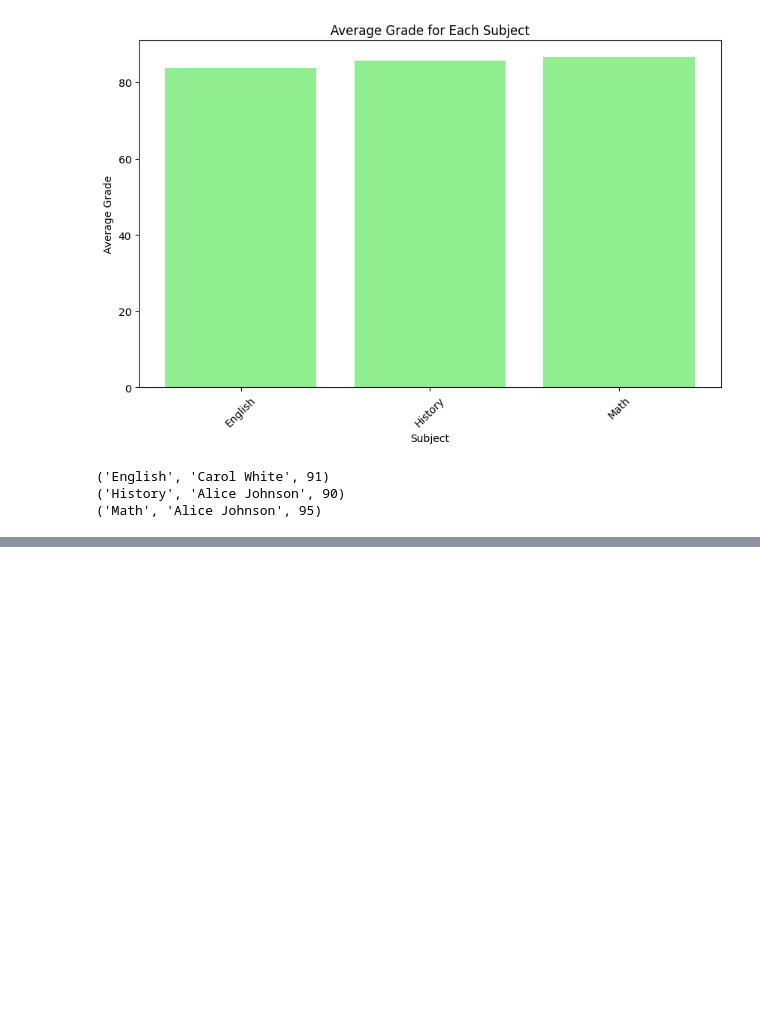
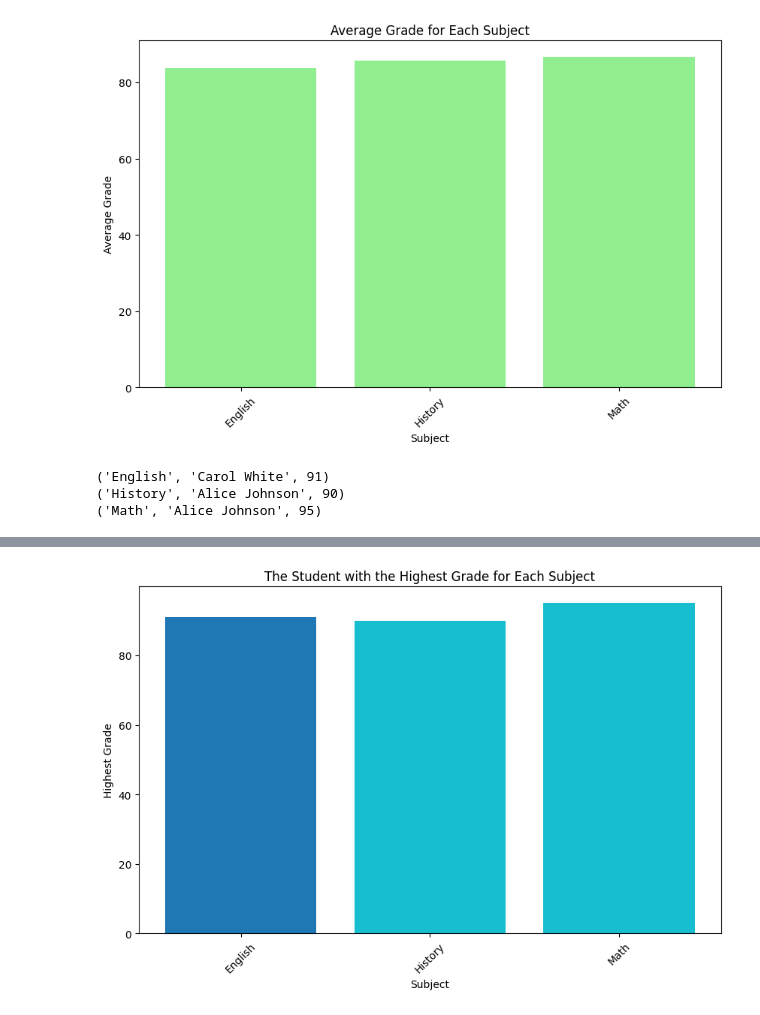
Before and after one commit to fourfeatherz/DS2002F24, a Jupyter notebook: python/sqlite_ds2002.ipynb, the cells around one changed output, grey strips where cells are left out. Cells and saved outputs as stored; diff of their text form; code cells hidden in the pictures; blank space fills up the shorter version.

```diff
--- a/python/sqlite_ds2002.ipynb
+++ b/python/sqlite_ds2002.ipynb
@@ -825,11 +824,16 @@ for row in highestgradestudents:
 ('History', 'Alice Johnson', 90)
 ('Math', 'Alice Johnson', 95)
 # %%
+#bonus task
+#visual results in bar chart
 dfcolumns = ['subject', 'student_name', 'highest_grade']
 highest_grades_df = pd.DataFrame(highestgradestudents, columns=dfcolumns)
-
+#was struggling on how to make the color based on students but found resources online that explained the process
+unique_students = highest_grades_df['student_name'].unique()
+colors = plt.cm.get_cmap('tab10',len(unique_students))
+colormap = {student: colors(i) for i, student in enumerate(unique_students)}
 plt.figure(figsize=(10, 6))
-plt.bar(highest_grades_df['subject'], highest_grades_df['highest_grade'], color= highest_grades_df['student_name']))
+plt.bar(highest_grades_df['subject'], highest_grades_df['highest_grade'], color= highest_grades_df['student_name'].map(colormap))
 plt.xlabel('Subject')
 plt.ylabel('Highest Grade')
 plt.title('The Student with the Highest Grade for Each Subject')
@@ -839,0 +843 @@ SyntaxError: unmatched ')' (<ipython-input-76-2a48528e6d60>, line 5)
+[figure, added]
```
Also changed, not shown: parts of 2 cells of this notebook.
